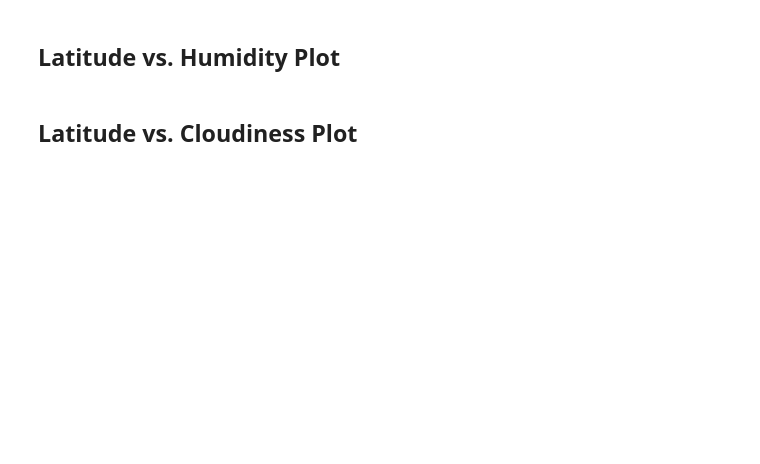
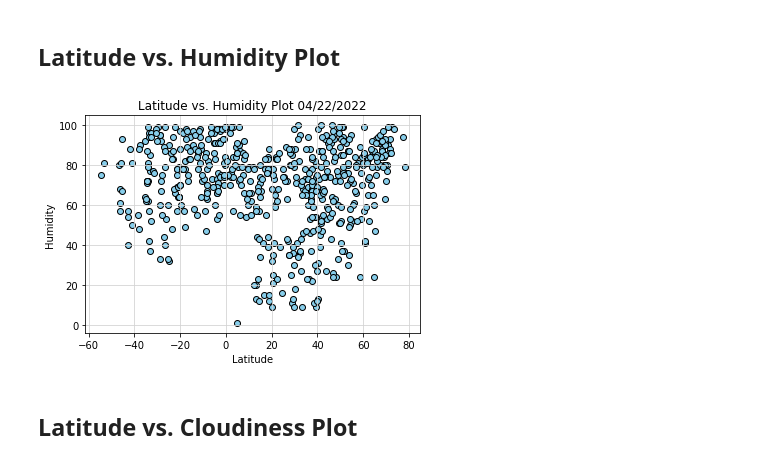
Before and after one commit to SimplyKP22/Python-API-Challenge, a Jupyter notebook: WeatherPy/WeatherPy.ipynb, the cells around one changed output. Drawn from its saved outputs; the diff is of its cells as text; code cells hidden in the pictures; blank space fills up the shorter version.

```diff
--- a/WeatherPy/WeatherPy.ipynb
+++ b/WeatherPy/WeatherPy.ipynb
@@ -412,4 +436,14 @@ boxplot = city_weather_limited.boxplot(column=['Humidity'])
 # %% [markdown]
 ## Latitude vs. Humidity Plot
+# %%
+plt.scatter(clean_city_data["Lat"],clean_city_data["Humidity"],edgecolors="black",facecolors="skyblue")
+plt.title("Latitude vs. Humidity Plot 04/22/2022")
+plt.xlabel("Latitude")
+plt.ylabel("Humidity")
+plt.grid (b=True,which="major",axis="both",linestyle="-",color="lightgrey")
+plt.savefig("fig2.png")
+plt.show()
+# %% [output]
+[figure, added]
 # %% [markdown]
 ## Latitude vs. Cloudiness Plot
```
Also changed, not shown: parts of 27 cells of this notebook, 13 other files.
